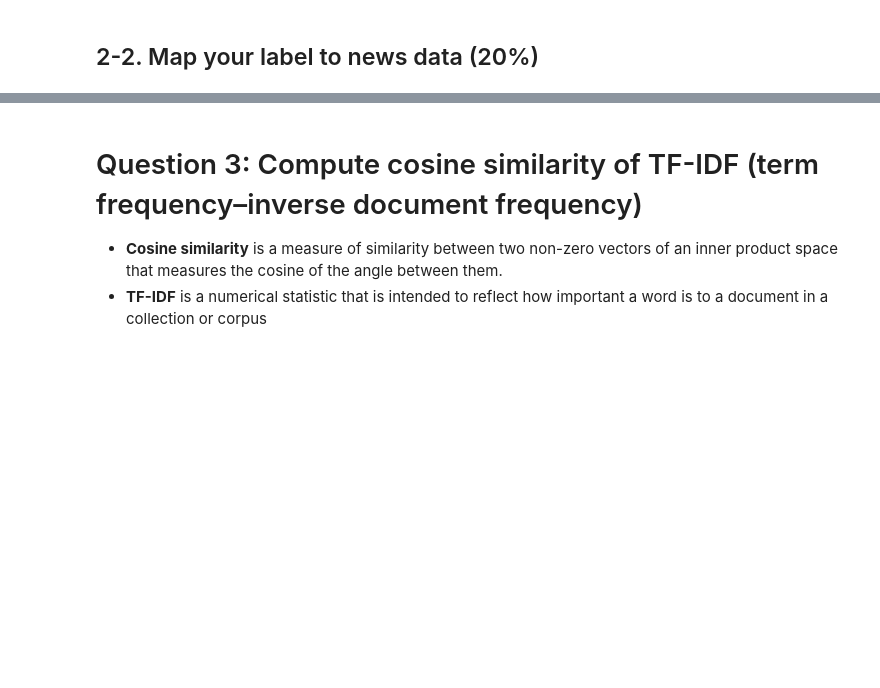
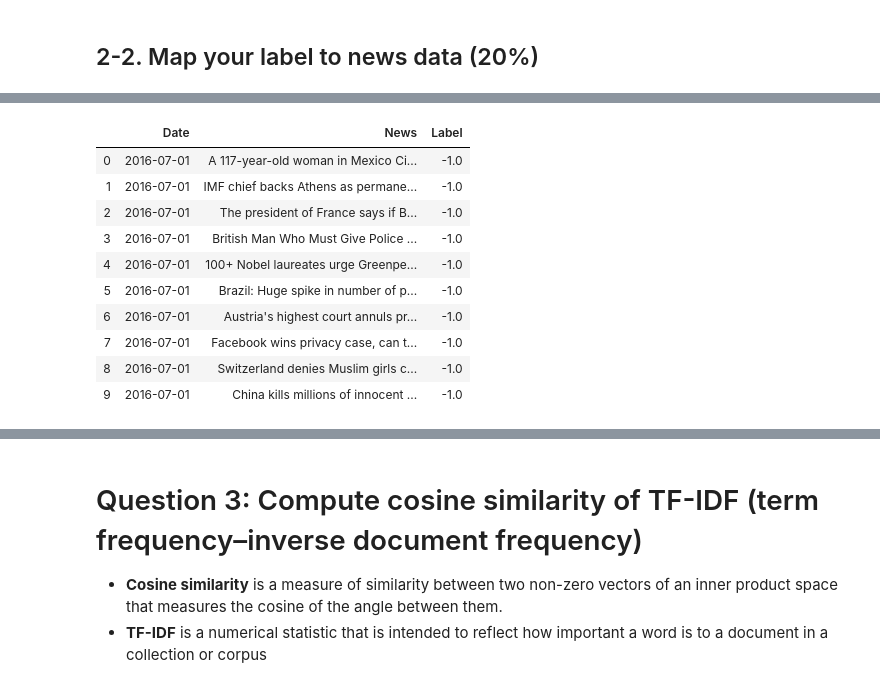
Before and after one commit to weberlu88/2021-Spring-NCU-MIS-DSML, a Jupyter notebook: pre test/Copy_106403551_of_Data_Science_and_Machine_Learning_pretest_v21_02.ipynb, the cells around one changed output, grey strips where cells are left out. Saved outputs shown, nothing was run; the diff lists cells and outputs as text; code cells hidden in the pictures; blank space fills up the shorter version.

```diff
--- a/pre test/Copy_106403551_of_Data_Science_and_Machine_Learning_pretest_v21_02.ipynb
+++ b/pre test/Copy_106403551_of_Data_Science_and_Machine_Learning_pretest_v21_02.ipynb
@@ -252,8 +306,28 @@ return results store into a new columns name "Label"
 # %%
-def news_label():
+def news_label(news_df, stock_df):
   '''
   Map your close value trend label in news data by date, also name it "Label"
   if a date does not appear in the stock data, also label it as -1.
   e.g. all news in 2016-06-30 will be label -1
   '''
-  return
+  # Create new dataframe with labels
+  df = news_df.join(stock_df, on='Date')
+
+  # Apply the function
+  df['Label'] = df['Label'].fillna(-1)
+  return df[["Date", "News", "Label"]]
+# %%
+res = news_label(news_df, stock_df)
+res.head(10)
+# %% [output]
+|  | Date | News | Label |
+| 0 | 2016-07-01 | A 117-year-old woman in Mexico Ci... | -1.0 |
+| 1 | 2016-07-01 | IMF chief backs Athens as permane... | -1.0 |
+| 2 | 2016-07-01 | The president of France says if B... | -1.0 |
+| 3 | 2016-07-01 | British Man Who Must Give Police ... | -1.0 |
+| 4 | 2016-07-01 | 100+ Nobel laureates urge Greenpe... | -1.0 |
+| 5 | 2016-07-01 | Brazil: Huge spike in number of p... | -1.0 |
+| 6 | 2016-07-01 | Austria's highest court annuls pr... | -1.0 |
+| 7 | 2016-07-01 | Facebook wins privacy case, can t... | -1.0 |
+| 8 | 2016-07-01 | Switzerland denies Muslim girls c... | -1.0 |
+| 9 | 2016-07-01 | China kills millions of innocent ... | -1.0 |
```
Also changed, not shown: parts of 9 cells of this notebook, 2 other files.
